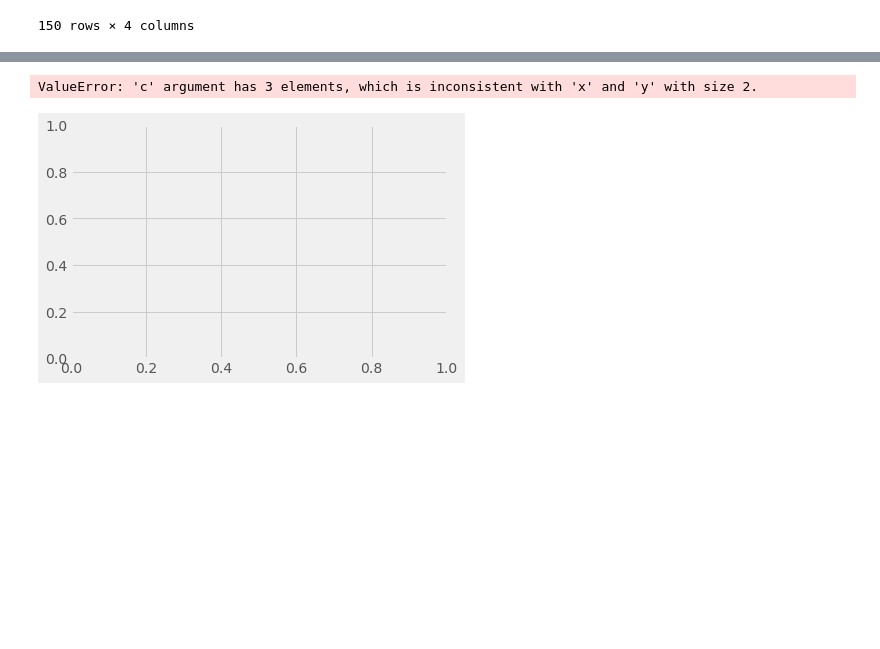
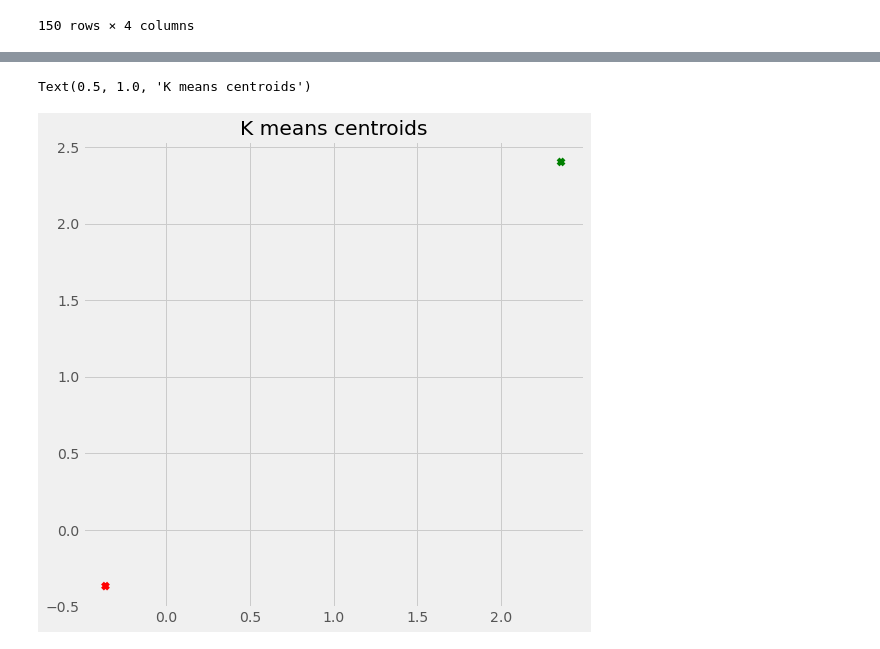
Before and after one commit to minxuan1509/IDS-FAO-Analysis, a Jupyter notebook: IDS FAO.ipynb, the cells around one changed output, grey strips where cells are left out. Drawn from its saved outputs; the diff is of its cells as text; code cells hidden in the pictures; blank space fills up the shorter version.

```diff
--- a/IDS FAO.ipynb
+++ b/IDS FAO.ipynb
@@ -1135,11 +1124,13 @@ plt.show()
 # %%
+fig = plt.figure(figsize=(8,8))
+ax = fig.add_subplot(111)
 centroids = model.cluster_centers_
 labels = model.labels_
-centroids_x = centroids[:,0]
-centroids_y = centroids[:,0]
+centroids_x = centroids[:,1]
+centroids_y = centroids[:,2]
 centers = np.array(model.cluster_centers_)
-plt.scatter(centroids_x,centroids_y,marker = "x", s=100,linewidths = 5, zorder = 10, c=['green', 'red','blue'])
+plt.scatter(centroids_x,centroids_y,marker = "x",c=['r','g'])
 plt.title('K means centroids')
 # %% [output]
-ValueError: 'c' argument has 3 elements, which is inconsistent with 'x' and 'y' with size 2.
+Text(0.5, 1.0, 'K means centroids')
-[figure, old version]
+[figure, new version]
```
Also changed, not shown: parts of 14 cells of this notebook.
